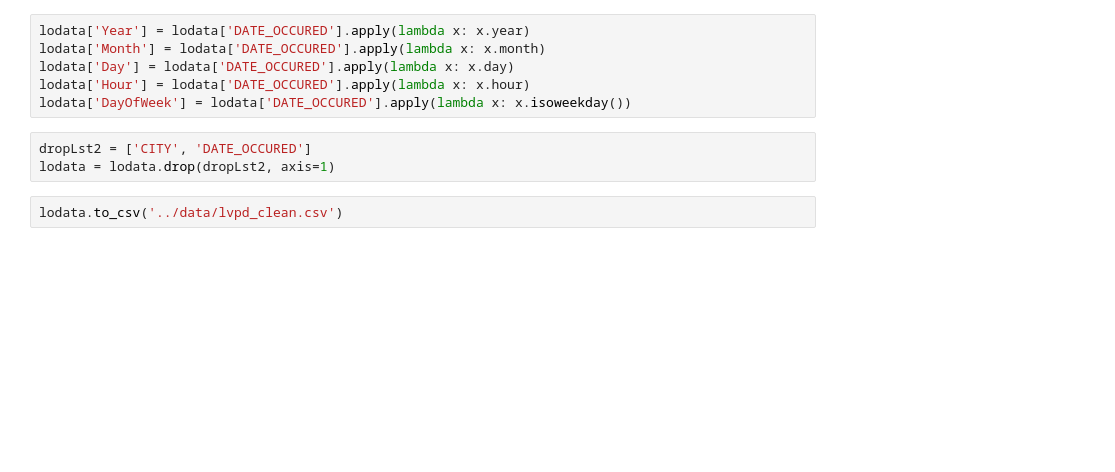
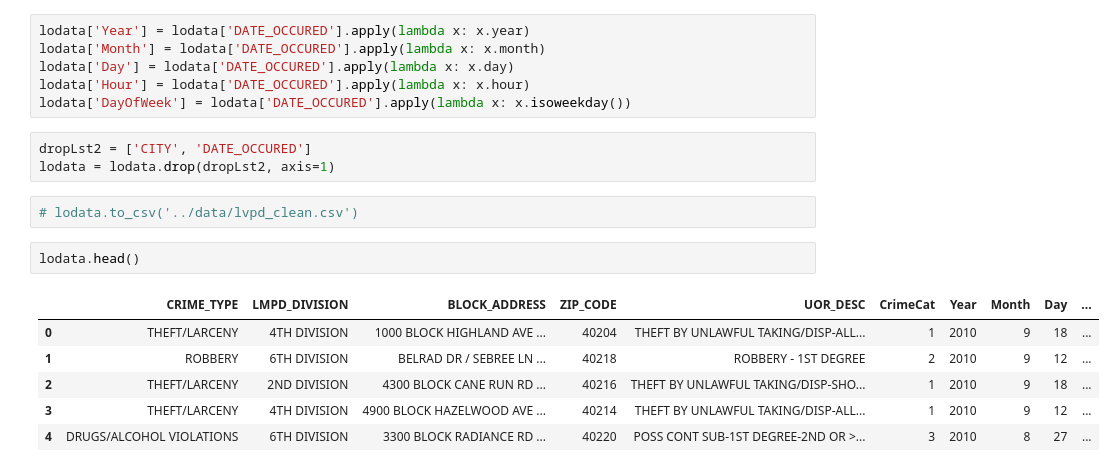
Before and after one commit to livenb/crime_prediction, a Jupyter notebook: explore/Louisville.ipynb, the cells around one changed output. Cells and saved outputs as stored; diff of their text form; blank space fills up the shorter version.

```diff
--- a/explore/Louisville.ipynb
+++ b/explore/Louisville.ipynb
@@ -137,4 +134,13 @@ lodata['DayOfWeek'] = lodata['DATE_OCCURED'].apply(lambda x: x.isoweekday())
 dropLst2 = ['CITY', 'DATE_OCCURED']
 lodata = lodata.drop(dropLst2, axis=1)
 # %%
-lodata.to_csv('../data/lvpd_clean.csv')
+# lodata.to_csv('../data/lvpd_clean.csv')
+# %%
+lodata.head()
+# %% [output]
+|  | CRIME_TYPE | LMPD_DIVISION | BLOCK_ADDRESS | ZIP_CODE | UOR_DESC | CrimeCat | Year | Month | Day | ... |
+| 0 | THEFT/LARCENY | 4TH DIVISION | 1000 BLOCK HIGHLAND AVE ... | 40204 | THEFT BY UNLAWFUL TAKING/DISP-ALL... | 1 | 2010 | 9 | 18 | ... |
+| 1 | ROBBERY | 6TH DIVISION | BELRAD DR / SEBREE LN ... | 40218 | ROBBERY - 1ST DEGREE | 2 | 2010 | 9 | 12 | ... |
+| 2 | THEFT/LARCENY | 2ND DIVISION | 4300 BLOCK CANE RUN RD ... | 40216 | THEFT BY UNLAWFUL TAKING/DISP-SHO... | 1 | 2010 | 9 | 18 | ... |
+| 3 | THEFT/LARCENY | 4TH DIVISION | 4900 BLOCK HAZELWOOD AVE ... | 40214 | THEFT BY UNLAWFUL TAKING/DISP-ALL... | 1 | 2010 | 9 | 12 | ... |
+| 4 | DRUGS/ALCOHOL VIOLATIONS | 6TH DIVISION | 3300 BLOCK RADIANCE RD ... | 40220 | POSS CONT SUB-1ST DEGREE-2ND OR >... | 3 | 2010 | 8 | 27 | ... |
```
Also changed, not shown: parts of 2 cells of this notebook, 4 other files.
